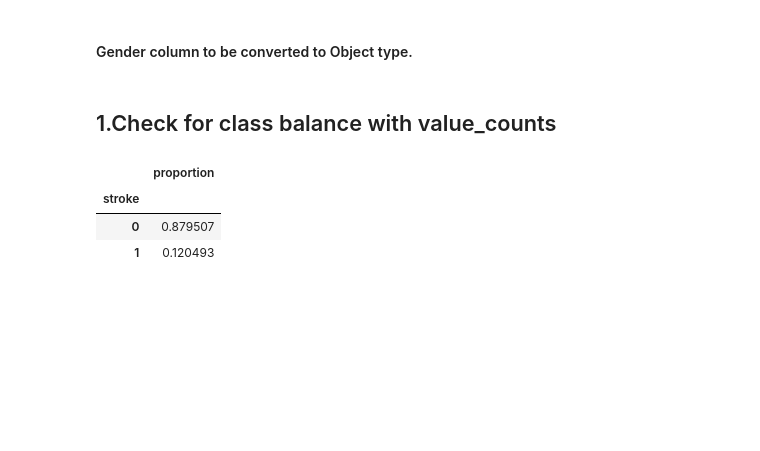
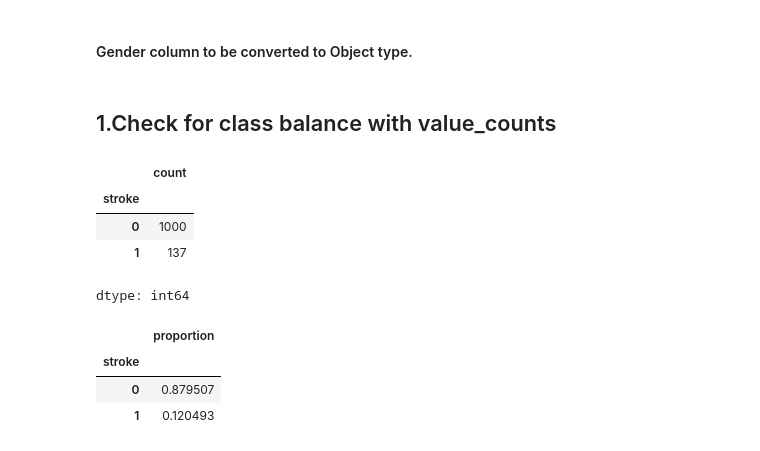
Before and after one commit to Rahafhosari/DataScience2024-2025, a Jupyter notebook: classification_metrics_core.ipynb, the cells around one changed output. Drawn from its saved outputs; the diff is of its cells as text; code cells hidden in the pictures; blank space fills up the shorter version.

```diff
--- a/classification_metrics_core.ipynb
+++ b/classification_metrics_core.ipynb
@@ -178,6 +178,14 @@ dtype: int64
 df['gender'] = df['gender'].astype(object)
 # %% [markdown]
 ## 1.Check for class balance with value_counts
+# %%
+df['stroke'].value_counts()
+# %% [output]
+|  | count |
+| stroke |  |
+| 0 | 1000 |
+| 1 | 137 |
+dtype: int64
 # %%
 df['stroke'].value_counts(normalize=True)
 # %% [output]
```
Also changed, not shown: parts of 13 cells of this notebook.
